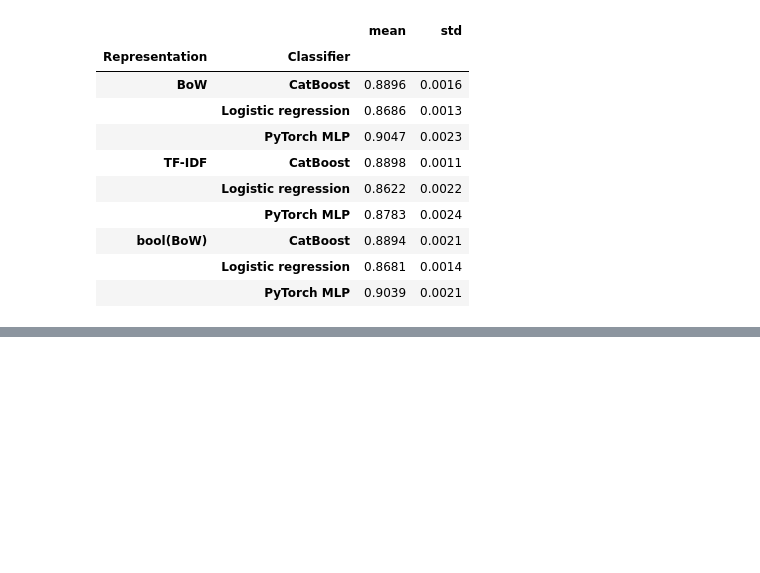
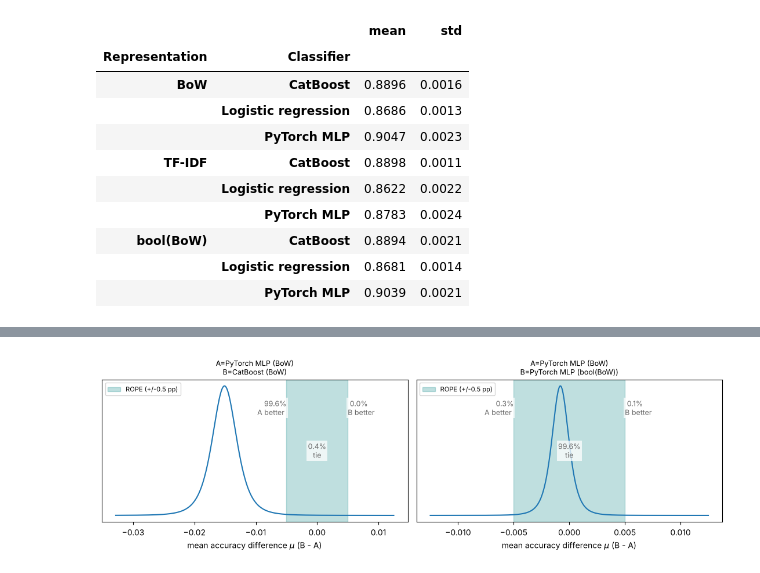
Before and after one commit to sumimmanis/nlp1-student, a Jupyter notebook: part1/project.ipynb, the cells around one changed output, grey strips where cells are left out. Cells and saved outputs as stored; diff of their text form; code cells hidden in the pictures; blank space fills up the shorter version.

```diff
--- a/part1/project.ipynb
+++ b/part1/project.ipynb
@@ -293,0 +421,21 @@ fig.show()
+# %%
+headline = {
+    "A=MLP, B=CatBoost (BoW)":          (("BoW", "PyTorch MLP"), ("BoW", "CatBoost")),
+    "A=LogReg, B=CatBoost (BoW)":       (("BoW", "Logistic regression"), ("BoW", "CatBoost")),
+    "A=MLP, B=CatBoost (TF-IDF)":       (("TF-IDF", "PyTorch MLP"), ("TF-IDF", "CatBoost")),
+    "A=bool(BoW), B=BoW (MLP)":         (("bool(BoW)", "PyTorch MLP"), ("BoW", "PyTorch MLP")),
+    "A=BoW, B=TF-IDF (LogReg)":         (("BoW", "Logistic regression"), ("TF-IDF", "Logistic regression")),
+    "A=BoW, B=TF-IDF (MLP)":            (("BoW", "PyTorch MLP"), ("TF-IDF", "PyTorch MLP")),
+    "A=BoW, B=TF-IDF (CatBoost)":       (("BoW", "CatBoost"), ("TF-IDF", "CatBoost")),
+}
+
+sensitivity = {}
+for label, (A, B) in headline.items():
+    post = posterior(scores[A], scores[B])
+    row = {}
+    for r in (0.0025, 0.005, 0.01):
+        probs = region_probs(post, r)
+        row[f"ROPE {100 * r:.2f} pp"] = f"{decide(*probs)} ({max(probs):.2f})"
+    sensitivity[label] = row
+
+pd.DataFrame(sensitivity).T
@@ -293,0 +455,26 @@ fig.show()
+# %%
+def plot_posterior(ax, A, B, rope=ROPE):
+    post = posterior(scores[A], scores[B])
+    p_a, p_tie, p_b = region_probs(post, rope)
+    lo, hi = post.interval(0.999)
+    x = np.linspace(min(lo, -2.5 * rope), max(hi, 2.5 * rope), 1000)
+    ax.plot(x, post.pdf(x))
+    ax.axvspan(-rope, rope, color="teal", alpha=0.25, label=f"ROPE (+/-{100 * rope:.1f} pp)")
+    ax.set_xlabel(r"mean accuracy difference $\mu$ (B - A)")
+    ax.set_yticks([])
+    ax.set_title(f"A={name(A)}\nB={name(B)}", fontsize=9)
+    tr = ax.get_xaxis_transform()
+    box = dict(facecolor="white", alpha=0.75, edgecolor="none", pad=1.5)
+    ax.text(-rope, 0.8, f"{100 * p_a:.1f}%\nA better ", ha="right", va="center", transform=tr, fontsize=9, color="dimgray", bbox=box)
+    ax.text(0, 0.5, f"{100 * p_tie:.1f}%\ntie", ha="center", va="center", transform=tr, fontsize=9, color="dimgray", bbox=box)
+    ax.text(rope, 0.8, f" {100 * p_b:.1f}%\nB better", ha="left", va="center", transform=tr, fontsize=9, color="dimgray", bbox=box)
+    ax.legend(loc="upper left", fontsize=8)
+
+
+fig, axs = plt.subplots(1, 2, figsize=(11, 3.6))
+plot_posterior(axs[0], ("BoW", "PyTorch MLP"), ("BoW", "CatBoost"))
+plot_posterior(axs[1], ("BoW", "PyTorch MLP"), ("bool(BoW)", "PyTorch MLP"))
+fig.tight_layout()
+plt.show()
+# %% [output]
+[figure, added]
```
Also changed, not shown: parts of 12 cells of this notebook.
